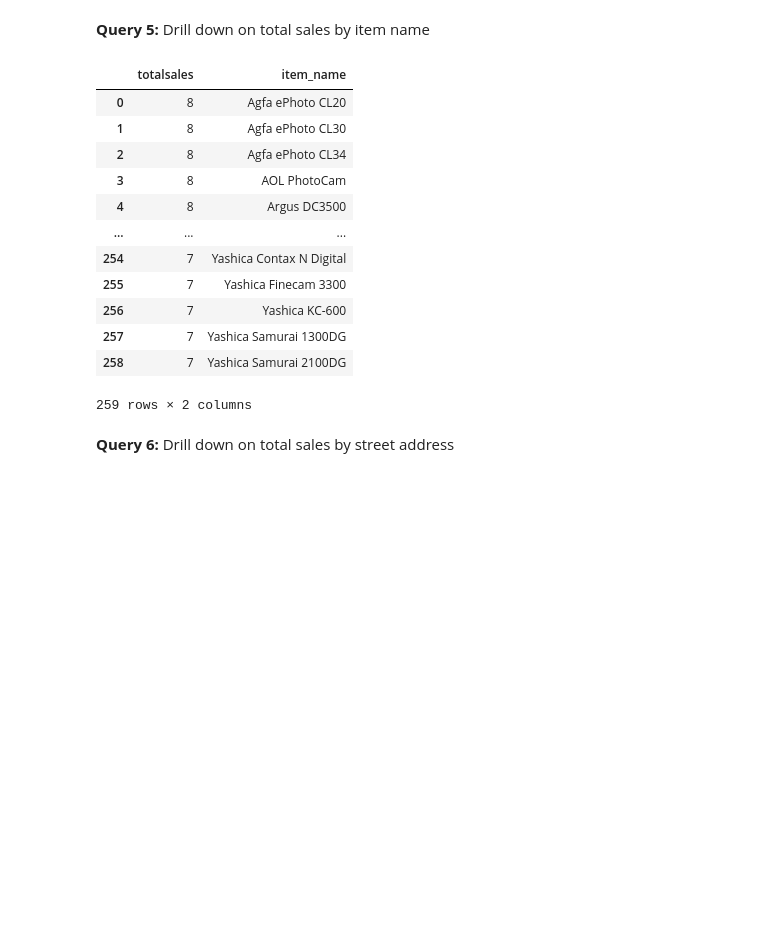
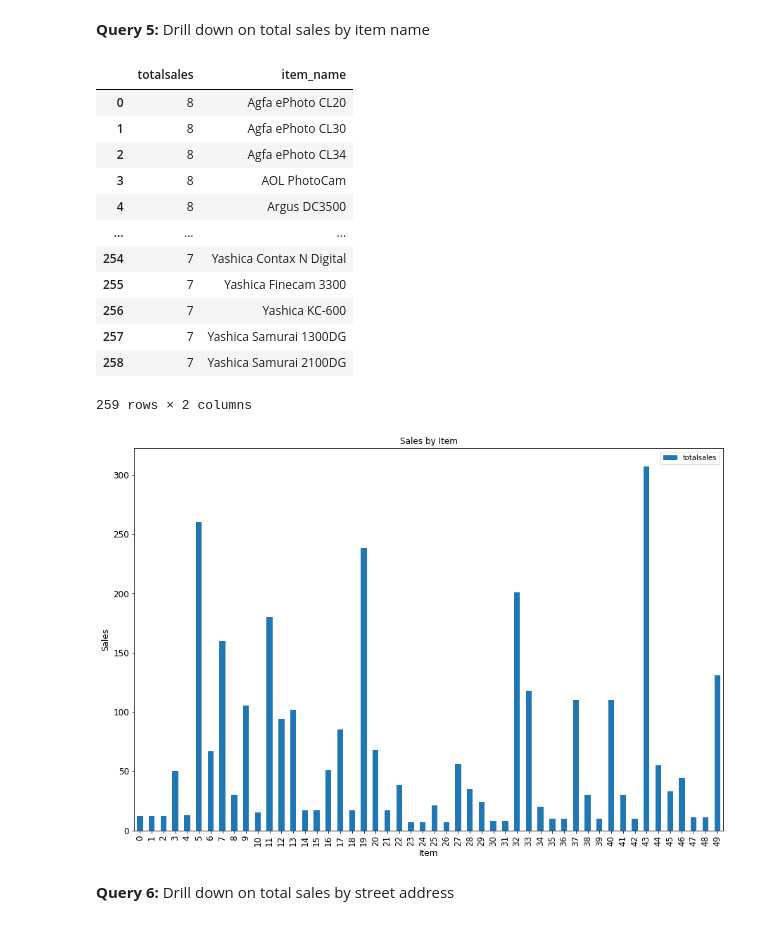
Before and after one commit to ihassanjavaid/Sales-Warehouse, a Jupyter notebook: notebooks/datawarehouse.ipynb, the cells around one changed output. Saved outputs shown, nothing was run; the diff lists cells and outputs as text; code cells hidden in the pictures; blank space fills up the shorter version.

```diff
--- a/notebooks/datawarehouse.ipynb
+++ b/notebooks/datawarehouse.ipynb
@@ -190,25 +208,31 @@ display(query4)
 # %%
 query5 = pd.read_sql_query('SELECT sum(F.dollars_sold) as totalsales, D.item_name \
                             FROM SalesFact F, ItemDimension D \
                             WHERE D.item_key = F.item_key \
                             GROUP BY D.item_name', \
                             conn)
 
 display(query5)
+
+ax = query3[['totalsales']].plot(kind='bar', title ="Sales by Item", figsize=(15, 10), legend=True, fontsize=12)
+ax.set_xlabel("Item", fontsize=12)
+ax.set_ylabel("Sales", fontsize=12)
+plt.show()
 # %% [output]
 |  | totalsales | item_name |
 | 0 | 8 | Agfa ePhoto CL20 |
 | 1 | 8 | Agfa ePhoto CL30 |
 | 2 | 8 | Agfa ePhoto CL34 |
 | 3 | 8 | AOL PhotoCam |
 | 4 | 8 | Argus DC3500 |
 | ... | ... | ... |
 | 254 | 7 | Yashica Contax N Digital |
 | 255 | 7 | Yashica Finecam 3300 |
 | 256 | 7 | Yashica KC-600 |
 | 257 | 7 | Yashica Samurai 1300DG |
 | 258 | 7 | Yashica Samurai 2100DG |
 259 rows × 2 columns
+[figure, added]
 # %% [markdown]
 **Query 6:** Drill down on total sales by street address
 # %%
```
Also changed, not shown: parts of 6 cells of this notebook.
